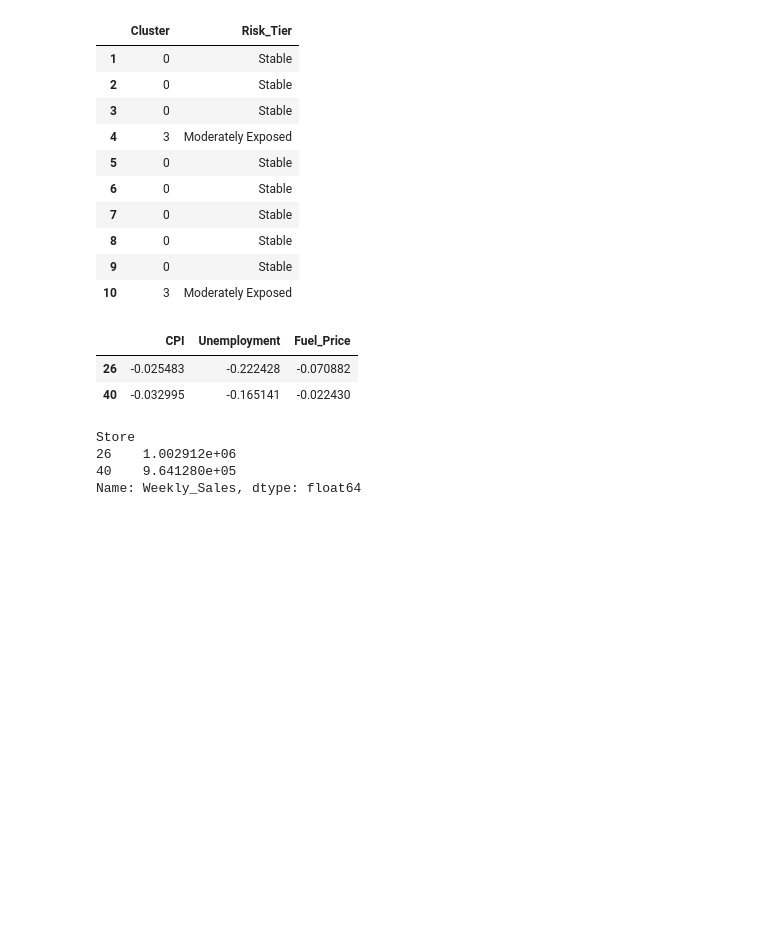
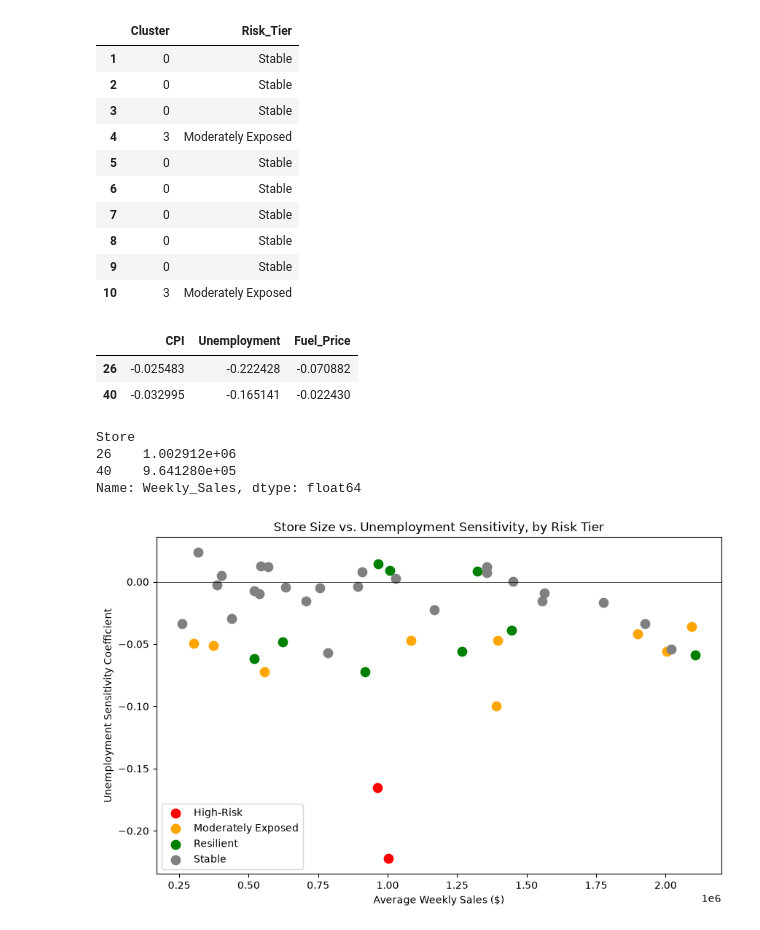
Before and after one commit to alexislinhdang/revenue-forecast, a Jupyter notebook: notebooks/02_sensitivity_analysis.ipynb, the cells around one changed output. Saved outputs shown, nothing was run; the diff lists cells and outputs as text; code cells hidden in the pictures; blank space fills up the shorter version.

```diff
--- a/notebooks/02_sensitivity_analysis.ipynb
+++ b/notebooks/02_sensitivity_analysis.ipynb
@@ -131,3 +131,23 @@ Store
 26    1.002912e+06
 40    9.641280e+05
 Name: Weekly_Sales, dtype: float64
+# %%
+# Merge store size into the sensitivity table for plotting
+sensitivity_df['Avg_Weekly_Sales'] = store_avg
+
+# Assign a color per risk tier for the scatter plot
+colors = {'Stable': 'gray', 'Resilient': 'green', 'Moderately Exposed': 'orange', 'High-Risk': 'red'}
+
+plt.figure(figsize=(10,6))
+for tier, group in sensitivity_df.groupby('Risk_Tier'):
+    plt.scatter(group['Avg_Weekly_Sales'], group['Unemployment'],
+                label=tier, color=colors[tier], s=80)
+
+plt.xlabel('Average Weekly Sales ($)')
+plt.ylabel('Unemployment Sensitivity Coefficient')
+plt.title('Store Size vs. Unemployment Sensitivity, by Risk Tier')
+plt.axhline(0, color='black', linewidth=0.5)
+plt.legend()
+plt.show()
+# %% [output]
+[figure, added]
```
Also changed, not shown: parts of 1 cell of this notebook, 1 other file.
